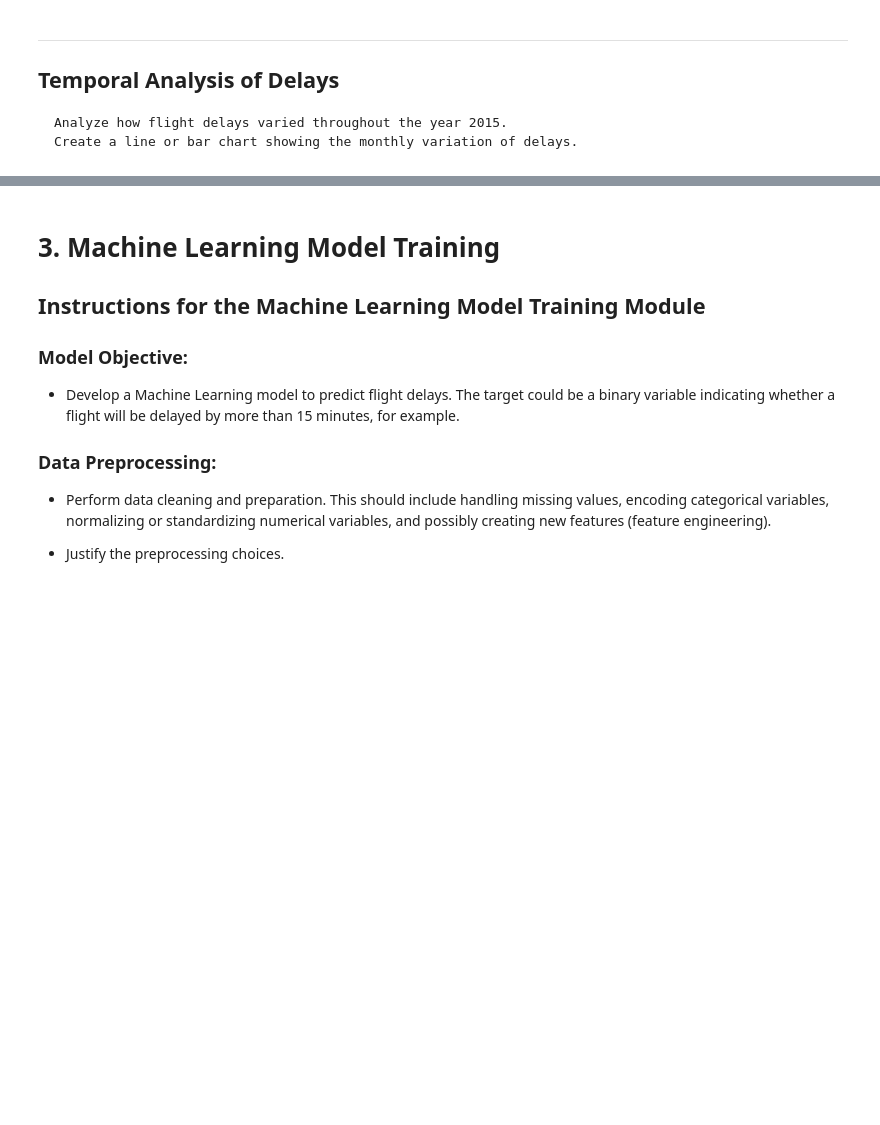
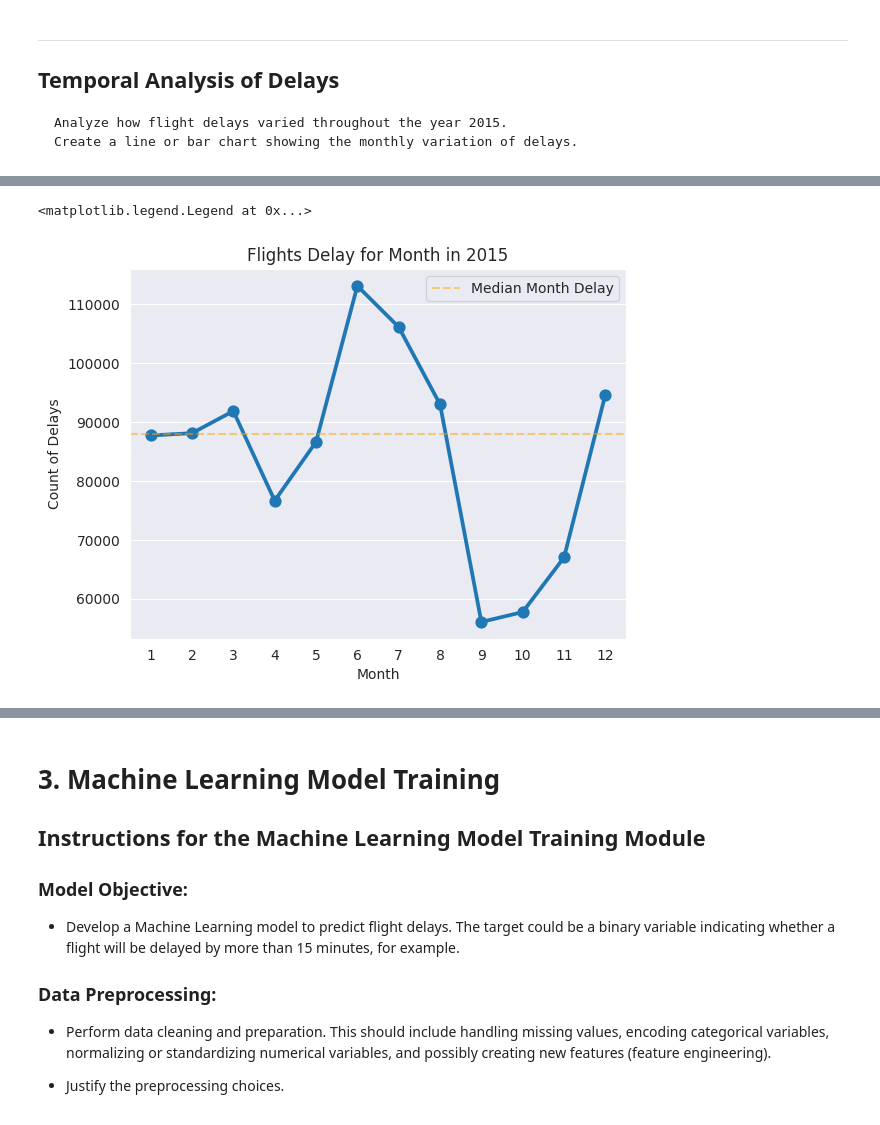
Before and after one commit to bmorbin/flights-delay, a Jupyter notebook: Cópia_de_D&N_Teste_de_Conhecimentos_em_Dados.ipynb, the cells around one changed output, grey strips where cells are left out. Drawn from its saved outputs; the diff is of its cells as text; code cells hidden in the pictures; blank space fills up the shorter version.

```diff
--- a/Cópia_de_D&N_Teste_de_Conhecimentos_em_Dados.ipynb
+++ b/Cópia_de_D&N_Teste_de_Conhecimentos_em_Dados.ipynb
@@ -1209,3 +1219,16 @@ It's possible to visualize the airport located in Atlanta which has the biggest
 
     Analyze how flight delays varied throughout the year 2015.
     Create a line or bar chart showing the monthly variation of delays.
+# %%
+tab_delay_month = get_query_result('''
+SELECT
+  MONTH,
+  COUNT(DEPARTURE_DELAY) TOTAL_FLIGHTS,
+  SUM(
+    CASE WHEN DEPARTURE_DELAY > 15 THEN 1 ELSE 0 END
+  ) AS DELAY_FLIGHTS
+FROM
+  flights
+WHERE DEPARTURE_DELAY NOT NULL
+GROUP BY MONTH
+''')
@@ -1211,0 +1259,10 @@ It's possible to visualize the airport located in Atlanta which has the biggest
+# %%
+sns.set_style('darkgrid')
+
+# Chart with Count of Delays (considering 15 minutes plus)
+sns.pointplot(data=tab_delay_month, x="MONTH", y="DELAY_FLIGHTS").set(title='Flights Delay for Month in 2015', xlabel='Month', ylabel='Count of Delays')
+plt.axhline(y=tab_delay_month.DELAY_FLIGHTS.median(), color='orange', linestyle='dashed', label='Median Month Delay', alpha=0.5)
+plt.legend()
+# %% [output]
+<matplotlib.legend.Legend at 0x...>
+[figure, added]
```
Also changed, not shown: parts of 38 cells of this notebook.
